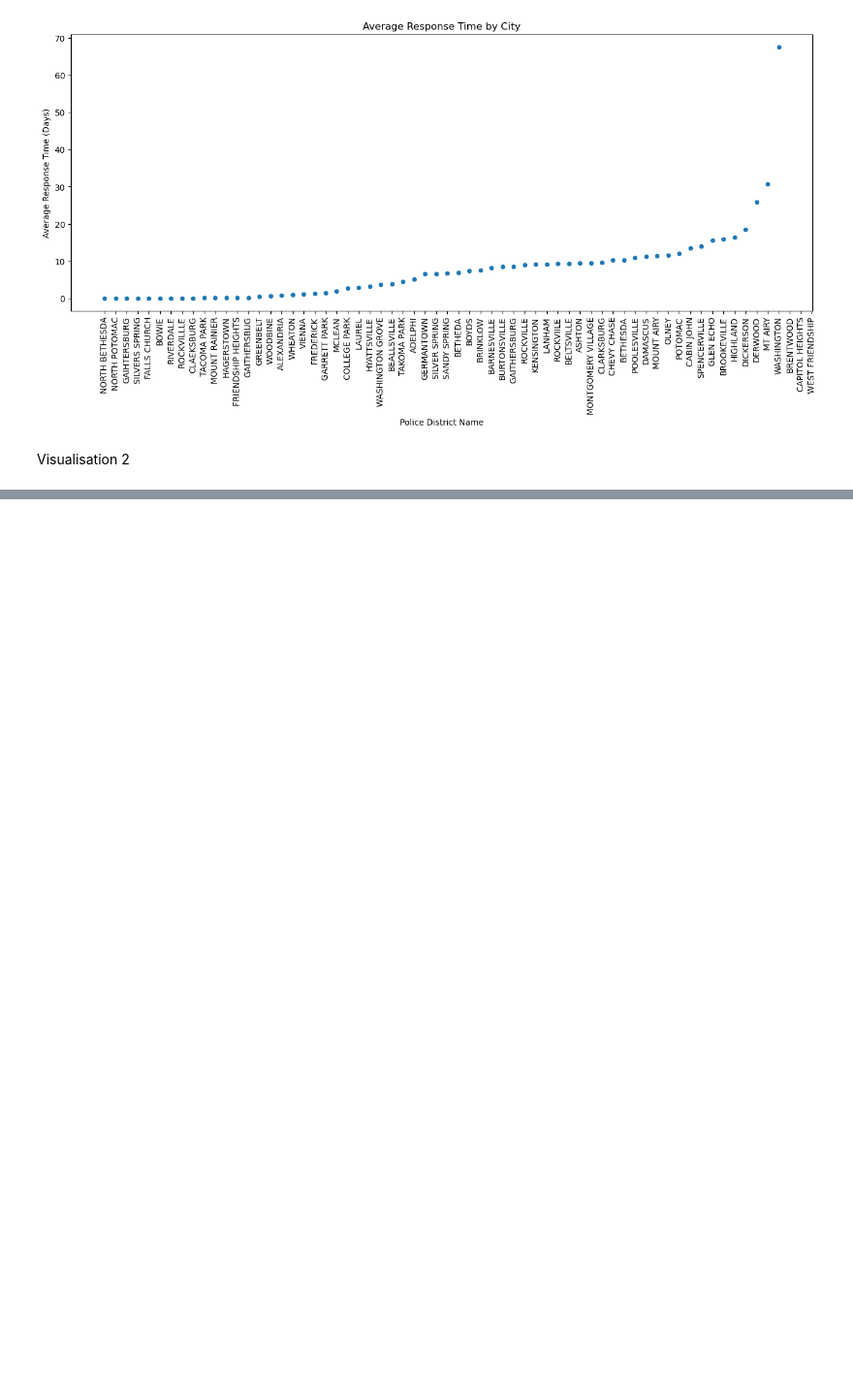
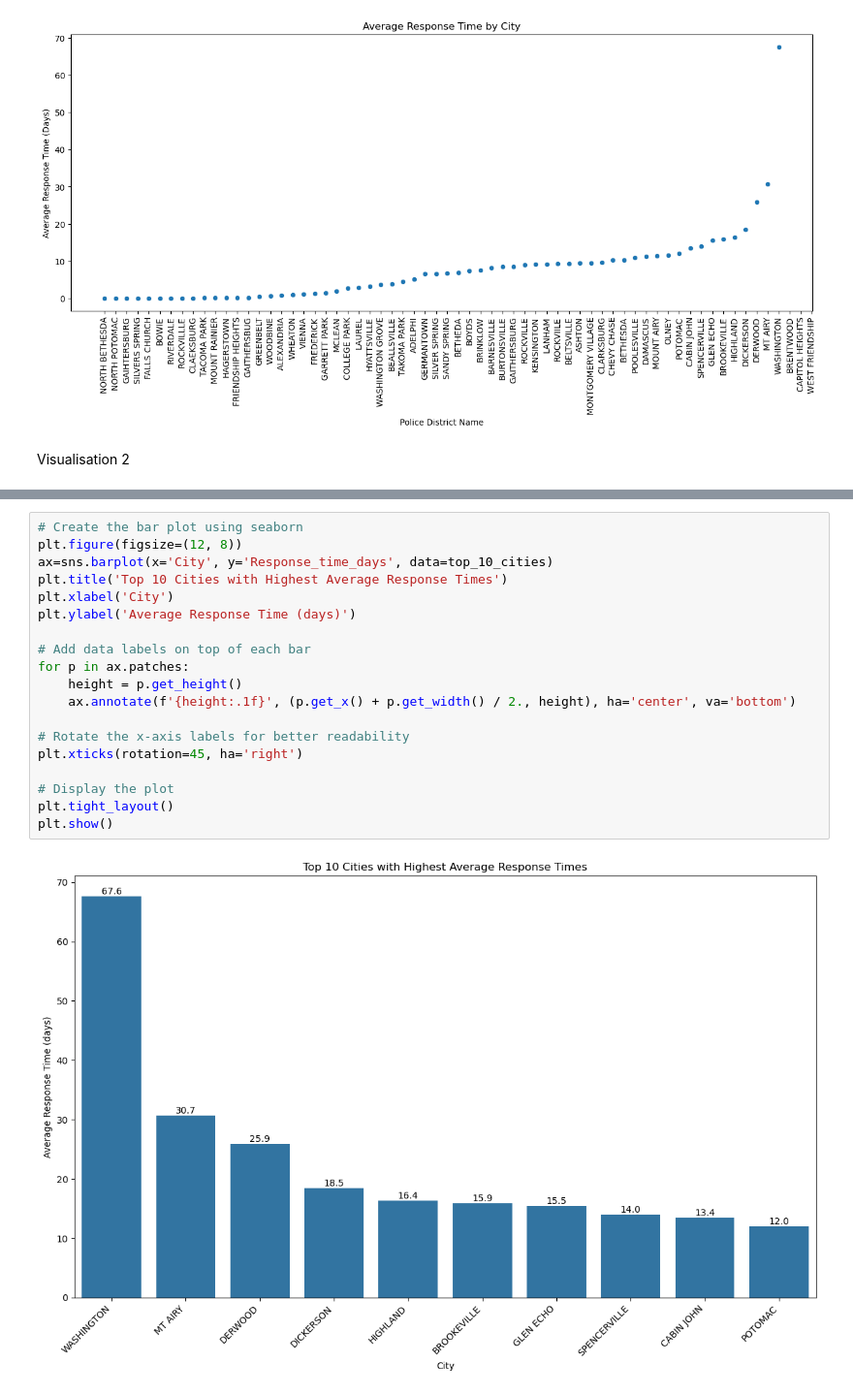
Before and after one commit to aquariusjr10/ADP, a Jupyter notebook: ADP1.ipynb, the cells around one changed output, grey strips where cells are left out. Shown: that part at 97% size. Saved outputs shown, nothing was run; the diff lists cells and outputs as text; blank space fills up the shorter version.

```diff
--- a/ADP1.ipynb
+++ b/ADP1.ipynb
@@ -225,0 +240,21 @@ Visualisation 2
+# %%
+# Create the bar plot using seaborn
+plt.figure(figsize=(12, 8))
+ax=sns.barplot(x='City', y='Response_time_days', data=top_10_cities)
+plt.title('Top 10 Cities with Highest Average Response Times')
+plt.xlabel('City')
+plt.ylabel('Average Response Time (days)')
+
+# Add data labels on top of each bar
+for p in ax.patches:
+    height = p.get_height()
+    ax.annotate(f'{height:.1f}', (p.get_x() + p.get_width() / 2., height), ha='center', va='bottom')
+
+# Rotate the x-axis labels for better readability
+plt.xticks(rotation=45, ha='right')
+
+# Display the plot
+plt.tight_layout()
+plt.show()
+# %% [output]
+[figure, added]
```
Also changed, not shown: parts of 2 cells of this notebook.
